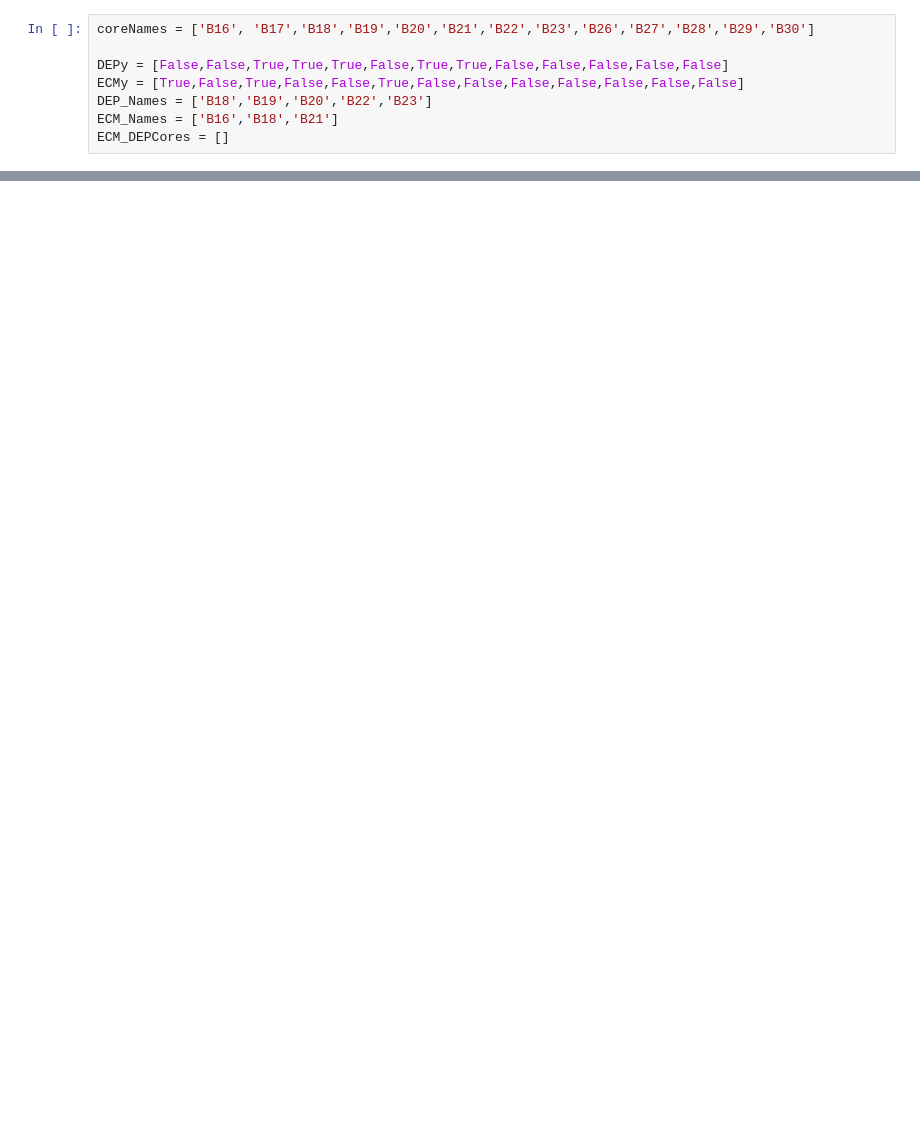
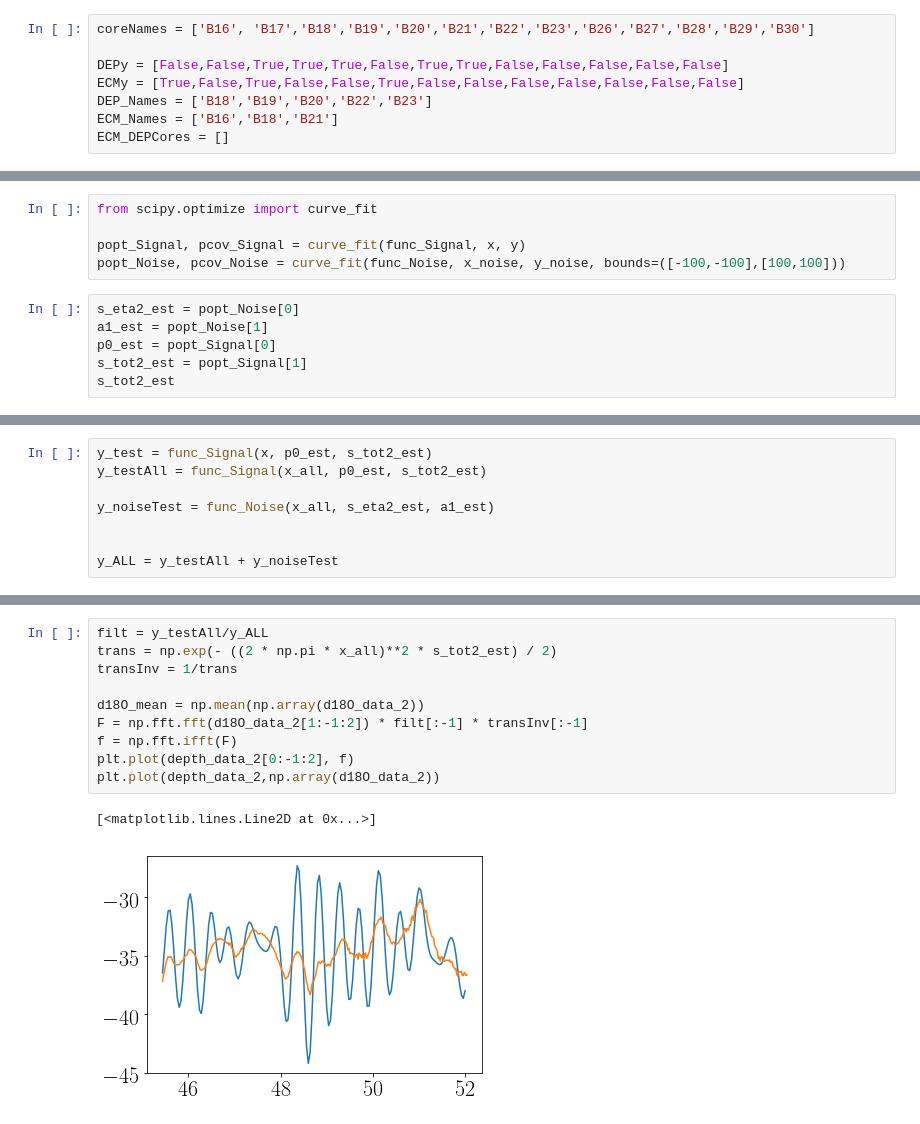
Before and after one commit to TheaQG/AWI_Bcores_Analysis, a Jupyter notebook: MEM_analysis.ipynb, the cells around one changed output, grey strips where cells are left out. Cells and saved outputs as stored; diff of their text form; blank space fills up the shorter version.

```diff
--- a/MEM_analysis.ipynb
+++ b/MEM_analysis.ipynb
@@ -55,0 +119,11 @@ plt.semilogy(B23_MEM[0][0],B23_MEM[0][1])
+# %%
+from scipy.optimize import curve_fit
+
+popt_Signal, pcov_Signal = curve_fit(func_Signal, x, y)
+popt_Noise, pcov_Noise = curve_fit(func_Noise, x_noise, y_noise, bounds=([-100,-100],[100,100]))
+# %%
+s_eta2_est = popt_Noise[0]
+a1_est = popt_Noise[1]
+p0_est = popt_Signal[0]
+s_tot2_est = popt_Signal[1]
+s_tot2_est
@@ -55,0 +132,8 @@ plt.semilogy(B23_MEM[0][0],B23_MEM[0][1])
+# %%
+y_test = func_Signal(x, p0_est, s_tot2_est)
+y_testAll = func_Signal(x_all, p0_est, s_tot2_est)
+
+y_noiseTest = func_Noise(x_all, s_eta2_est, a1_est)
+
+
+y_ALL = y_testAll + y_noiseTest
@@ -55,0 +154,13 @@ plt.semilogy(B23_MEM[0][0],B23_MEM[0][1])
+# %%
+filt = y_testAll/y_ALL
+trans = np.exp(- ((2 * np.pi * x_all)**2 * s_tot2_est) / 2)
+transInv = 1/trans
+
+d18O_mean = np.mean(np.array(d18O_data_2))
+F = np.fft.fft(d18O_data_2[1:-1:2]) * filt[:-1] * transInv[:-1]
+f = np.fft.ifft(F)
+plt.plot(depth_data_2[0:-1:2], f)
+plt.plot(depth_data_2,np.array(d18O_data_2))
+# %% [output]
+[<matplotlib.lines.Line2D at 0x...>]
+[figure, added]
```
Also changed, not shown: parts of 9 cells of this notebook, 3 other files.
